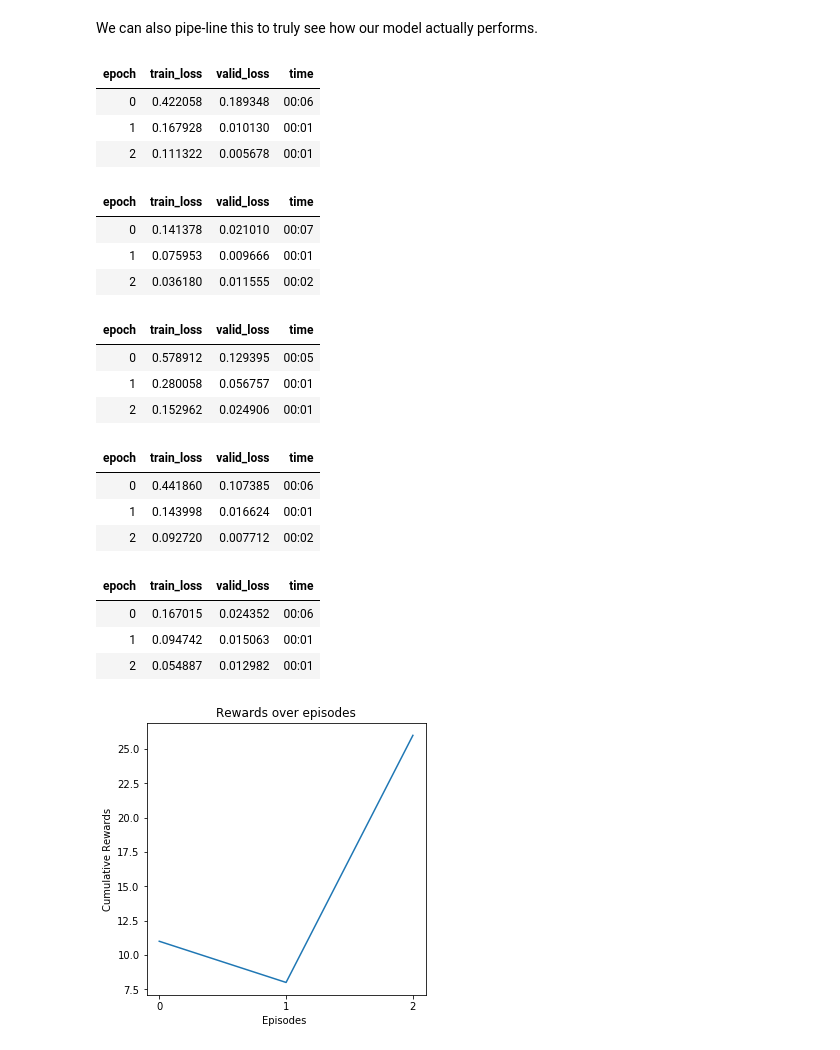
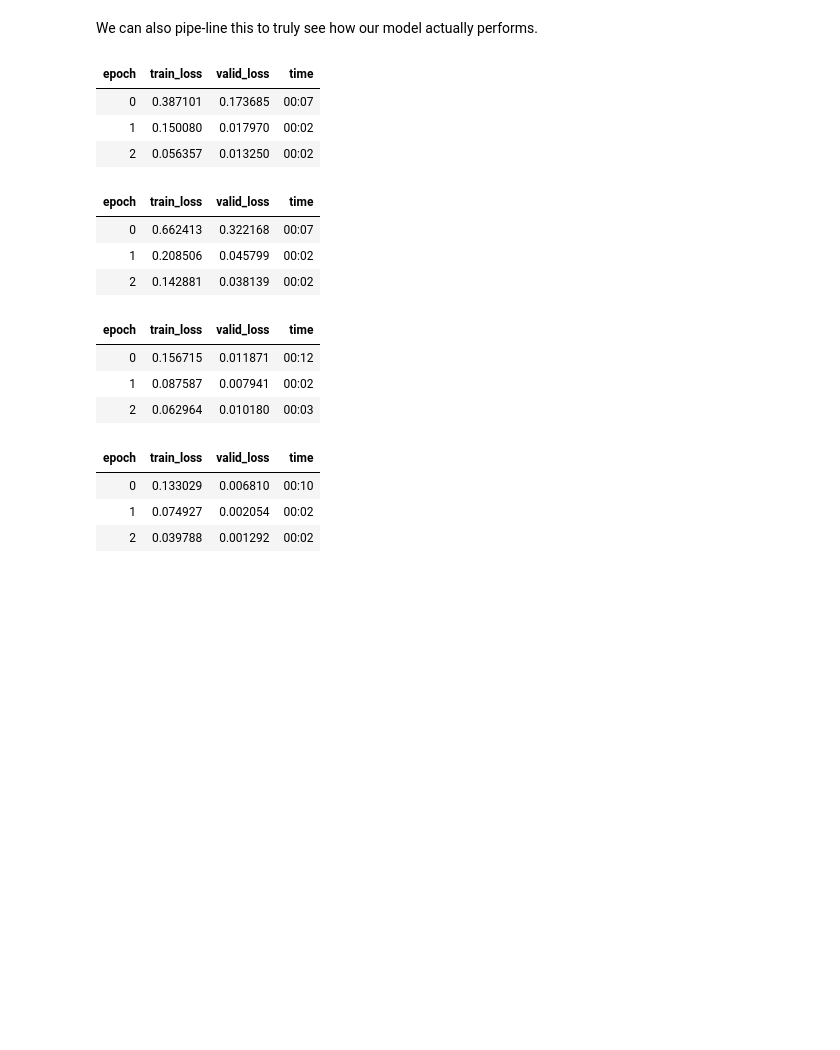
Before and after one commit to josiahls/fast-reinforcement-learning, a Jupyter notebook: docs_src/rl.agents.dqnfixedtarget.ipynb, the cells around one changed output. Cells and saved outputs as stored; diff of their text form; code cells hidden in the pictures; blank space fills up the shorter version.

```diff
--- a/docs_src/rl.agents.dqnfixedtarget.ipynb
+++ b/docs_src/rl.agents.dqnfixedtarget.ipynb
@@ -75,34 +76,30 @@ interp.plot_rewards(cumulative=True, per_episode=True, group_name='run1')
 We can also pipe-line this to truly see how our model actually performs.
 # %%
 group_interp = GroupAgentInterpretation()
-for i in range(5):
+group_interp.add_interpretation(interp)
+for i in range(4):
     data = MDPDataBunch.from_env('CartPole-v1', render='rgb_array', bs=128)
     model = FixedTargetDQN(data, memory=ExperienceReplay(memory_size=100000, reduce_ram=True))
     learn = AgentLearner(data, model)
     learn.fit(3)
     interp = AgentInterpretation(learn)
-    interp.plot_rewards(cumulative=True, per_episode=True, group_name=f'run')
+    interp.plot_rewards(cumulative=True, per_episode=True, group_name='run', no_show=True)
     group_interp.add_interpretation(interp)
-    del learn, data, model
+    data.close()
 # %% [output]
 | epoch | train_loss | valid_loss | time |
-| 0 | 0.422058 | 0.189348 | 00:06 |
-| 1 | 0.167928 | 0.010130 | 00:01 |
-| 2 | 0.111322 | 0.005678 | 00:01 |
+| 0 | 0.387101 | 0.173685 | 00:07 |
+| 1 | 0.150080 | 0.017970 | 00:02 |
+| 2 | 0.056357 | 0.013250 | 00:02 |
 | epoch | train_loss | valid_loss | time |
-| 0 | 0.141378 | 0.021010 | 00:07 |
-| 1 | 0.075953 | 0.009666 | 00:01 |
-| 2 | 0.036180 | 0.011555 | 00:02 |
+| 0 | 0.662413 | 0.322168 | 00:07 |
+| 1 | 0.208506 | 0.045799 | 00:02 |
+| 2 | 0.142881 | 0.038139 | 00:02 |
 | epoch | train_loss | valid_loss | time |
-| 0 | 0.578912 | 0.129395 | 00:05 |
-| 1 | 0.280058 | 0.056757 | 00:01 |
-| 2 | 0.152962 | 0.024906 | 00:01 |
+| 0 | 0.156715 | 0.011871 | 00:12 |
+| 1 | 0.087587 | 0.007941 | 00:02 |
+| 2 | 0.062964 | 0.010180 | 00:03 |
 | epoch | train_loss | valid_loss | time |
-| 0 | 0.441860 | 0.107385 | 00:06 |
-| 1 | 0.143998 | 0.016624 | 00:01 |
-| 2 | 0.092720 | 0.007712 | 00:02 |
+| 0 | 0.133029 | 0.006810 | 00:10 |
+| 1 | 0.074927 | 0.002054 | 00:02 |
+| 2 | 0.039788 | 0.001292 | 00:02 |
-| epoch | train_loss | valid_loss | time |
-| 0 | 0.167015 | 0.024352 | 00:06 |
-| 1 | 0.094742 | 0.015063 | 00:01 |
-| 2 | 0.054887 | 0.012982 | 00:01 |
-[figure, removed]
```
Also changed, not shown: parts of 8 cells of this notebook, 4 other files.
